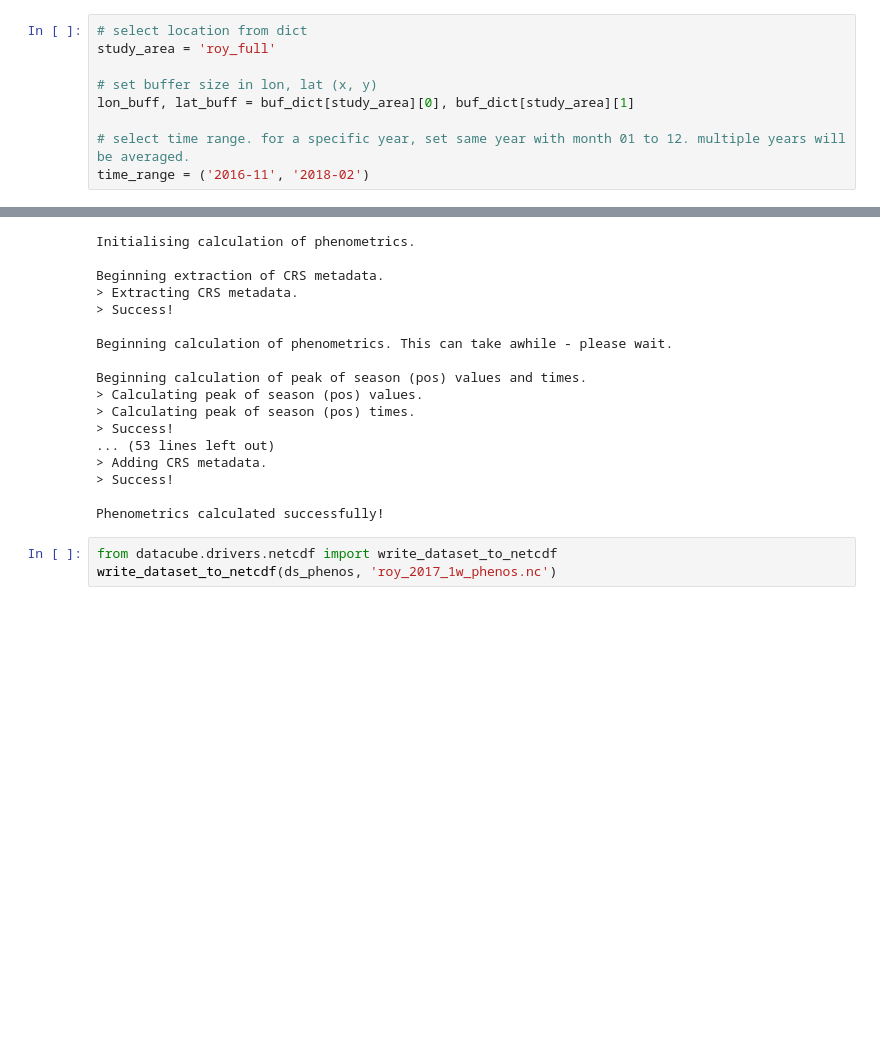
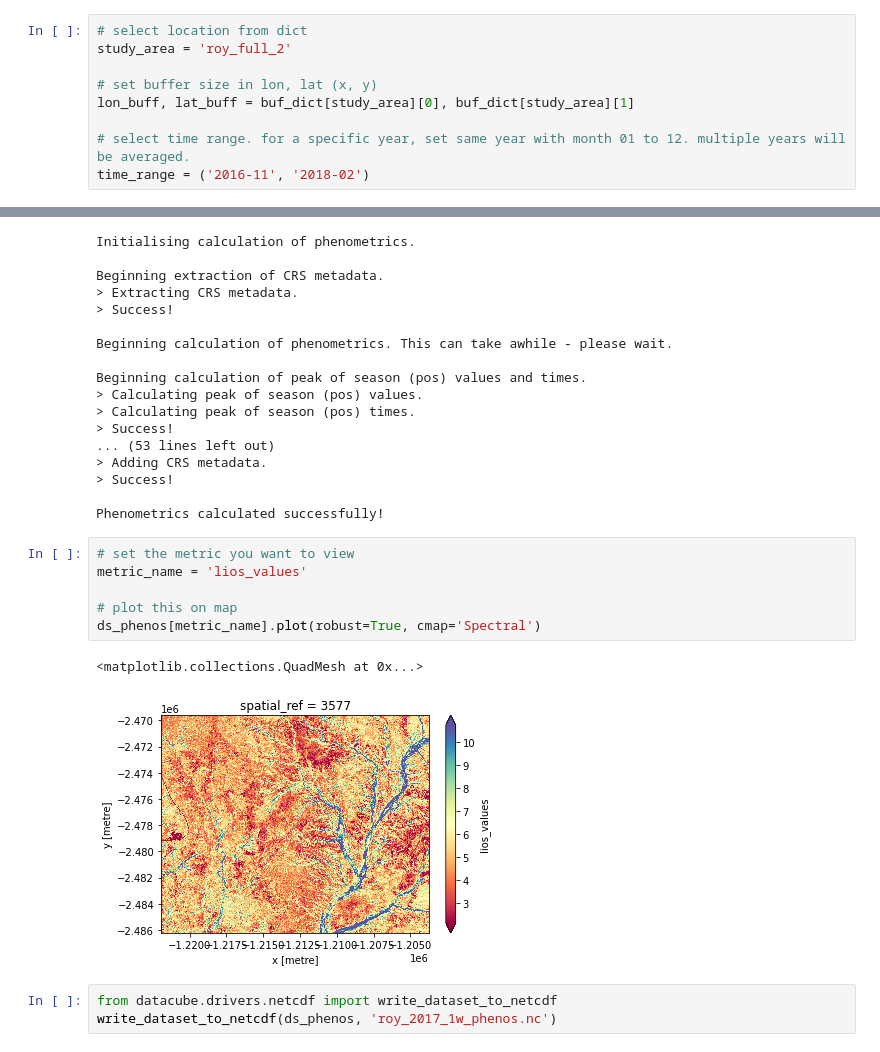
Before and after one commit to lewistrotter/PhenoloPy, a Jupyter notebook: Phenolopy.ipynb, the cells around one changed output, grey strips where cells are left out. Drawn from its saved outputs; the diff is of its cells as text; blank space fills up the shorter version.

```diff
--- a/Phenolopy.ipynb
+++ b/Phenolopy.ipynb
@@ -81,7 +81,7 @@ buf_dict = {
 }
 # %%
 # select location from dict
-study_area = 'roy_full'
+study_area = 'roy_full_2'
 
 # set buffer size in lon, lat (x, y)
 lon_buff, lat_buff = buf_dict[study_area][0], buf_dict[study_area][1]
@@ -433,6 +414,15 @@ Beginning calculation of peak of season (pos) values and times.
 > Success!
 
 Phenometrics calculated successfully!
+# %%
+# set the metric you want to view
+metric_name = 'lios_values'
+
+# plot this on map
+ds_phenos[metric_name].plot(robust=True, cmap='Spectral')
+# %% [output]
+<matplotlib.collections.QuadMesh at 0x...>
+[figure, added]
 # %%
 from datacube.drivers.netcdf import write_dataset_to_netcdf
 write_dataset_to_netcdf(ds_phenos, 'roy_2017_1w_phenos.nc')
```
Also changed, not shown: parts of 15 cells of this notebook.
